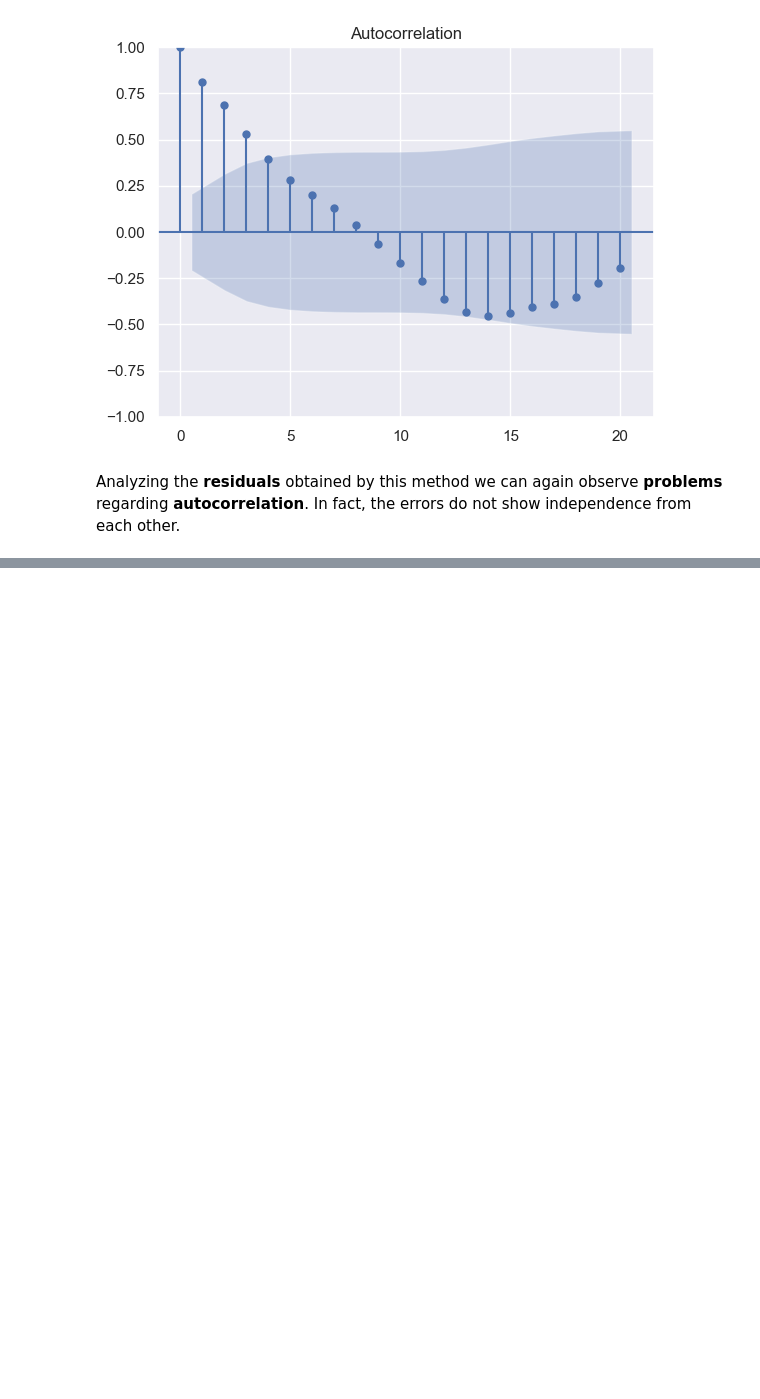
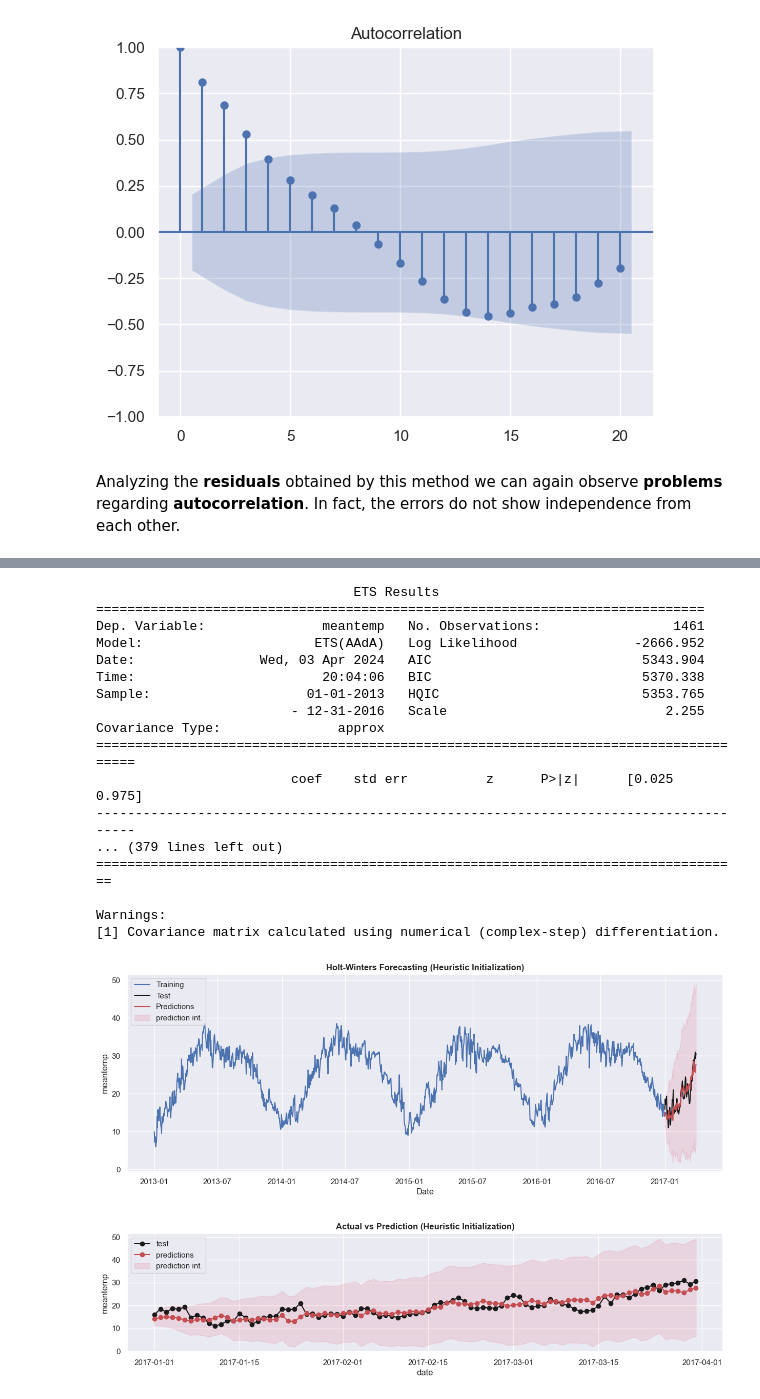
Before and after one commit to marcocolognesi/Weather_Forecast, a Jupyter notebook: forecasting.ipynb, the cells around one changed output, grey strips where cells are left out. Cells and saved outputs as stored; diff of their text form; code cells hidden in the pictures; blank space fills up the shorter version.

```diff
--- a/forecasting.ipynb
+++ b/forecasting.ipynb
@@ -381,0 +530,79 @@ Analyzing the **residuals** obtained by this method we can again observe **probl
+# %%
+# focus on forecasting meantemp (avoid other variables)
+meantemp_train = train_data['meantemp']
+meantemp_test = test_data['meantemp']
+
+# Initializing and fitting the model (heuristic initialization)
+model_heuristic = ETSModel(meantemp_train, trend='add', seasonal='add', seasonal_periods=365, damped_trend=True,initialization_method='heuristic').fit()
+
+# printing model summary
+print(model_heuristic.summary())
+
+# making predictions on test set
+predictions_df_heuristic = model_heuristic.get_prediction(start='2017-01-01', end='2017-03-31').summary_frame()
+preds_heuristic = predictions_df_heuristic['mean']
+
+# Plot overall forecasting (training and testing)
+plt.figure(figsize=(15,5))
+plt.title(f"Holt-Winters Forecasting (Heuristic Initialization)", weight="bold")
+plt.plot(meantemp_train, label='Training')
+plt.plot(meantemp_test, color='k', label='Test')
+plt.plot(preds_heuristic, color='r', label='Predictions')
+plt.fill_between(test_data.index, predictions_df_heuristic['pi_lower'], predictions_df_heuristic['pi_upper'], alpha=.1, color='crimson',label='prediction int.')
+plt.xlabel('Date')
+plt.ylabel('meantemp')
+plt.legend(loc='upper left')
+plt.show()
+
+# Plotting predictions vs actual values (focus on test data)
+plt.figure(figsize=(15,3))
+plt.title(f"Actual vs Prediction (Heuristic Initialization)", weight="bold")
+plt.plot(test_data.index, meantemp_test, 'ko-' ,label='test')
+plt.plot(test_data.index, preds_heuristic, 'ro-', label='predictions')
+plt.fill_between(test_data.index, predictions_df_heuristic['pi_lower'], predictions_df_heuristic['pi_upper'], alpha=.1, color='crimson',label='prediction int.')
+plt.xlabel('date')
+plt.ylabel('meantemp')
+plt.legend(loc='upper left')
+plt.show()
+
+# Evaluating model
+# train
+mae_train_heuristic = model_heuristic.mae
+mse_train_heuristic = model_heuristic.mse
+rmse_train_heuristic = np.sqrt(mse_train_heuristic)
+# testing
+mae_test_heuristic = mean_absolute_error(y_true=meantemp_test, y_pred=preds_heuristic)
+mse_test_heuristic = mean_squared_error(y_true=meantemp_test, y_pred=preds_heuristic)
+rmse_test_heuristic = mean_squared_error(y_true=meantemp_test, y_pred=preds_heuristic, squared=True)
+r2_test_heuristic = r2_score(y_true=meantemp_test, y_pred=preds_heuristic)
+
+print('-- Training Evaluation (heuristic initialization)--')
+print('MAE training set: ', mae_train_heuristic)
+print('MSE training set: ', mse_train_heuristic)
+print('RMSE training set: ', rmse_train_heuristic)
+
+print('\n-- Testing Evaluation (heuristic initialization) --')
+print('MAE test set: ', mae_test_heuristic)
+print('MSE test set: ', mse_test_heuristic)
+print('RMSE test set: ', rmse_test_heuristic)
+print('R2 test set: ', r2_test_heuristic)
+# %% [output]
+                                 ETS Results
+==============================================================================
+Dep. Variable:               meantemp   No. Observations:                 1461
+Model:                      ETS(AAdA)   Log Likelihood               -2666.952
+Date:                Wed, 03 Apr 2024   AIC                           5343.904
+Time:                        20:04:06   BIC                           5370.338
+Sample:                    01-01-2013   HQIC                          5353.765
+                         - 12-31-2016   Scale                            2.255
+Covariance Type:               approx
+======================================================================================
+                         coef    std err          z      P>|z|      [0.025      0.975]
+--------------------------------------------------------------------------------------
+... (379 lines left out)
+===================================================================================
+
+Warnings:
+[1] Covariance matrix calculated using numerical (complex-step) differentiation.
+[figure, added]
+[figure, added]
```
Also changed, not shown: parts of 27 cells of this notebook.
